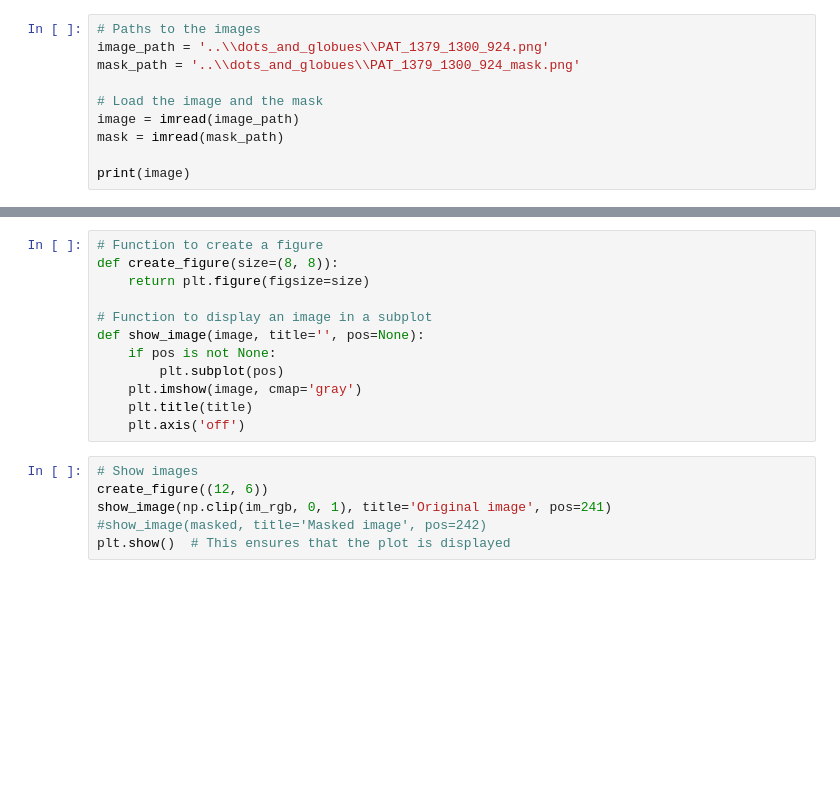
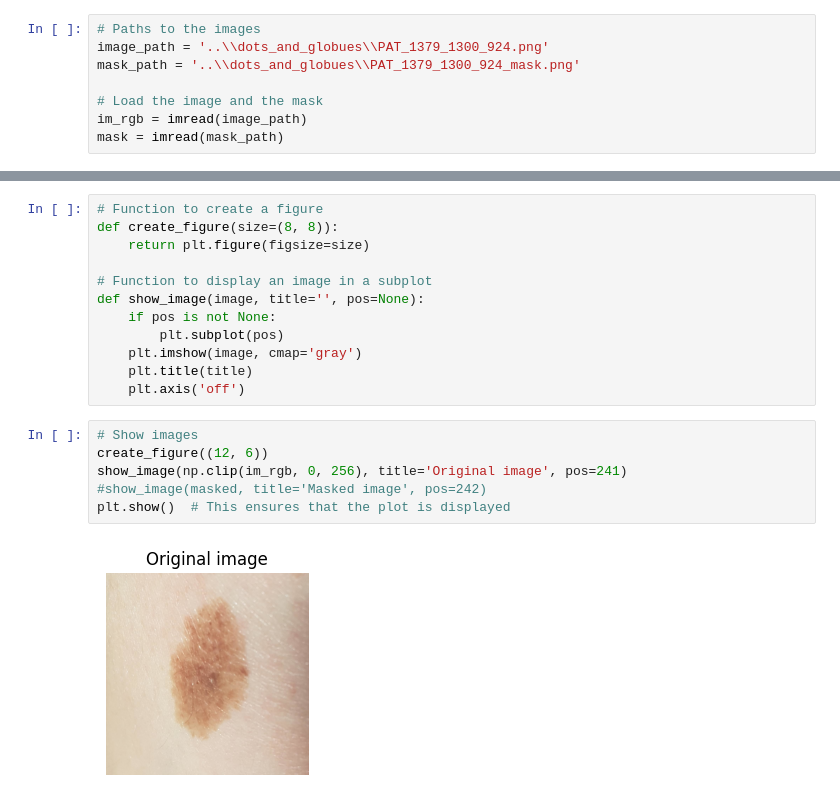
Before and after one commit to ThomasBroholtKnudsen/ProjectsinDataScience2024, a Jupyter notebook: classifiers/colour_count/colour_counts_notebook.ipynb, the cells around one changed output, grey strips where cells are left out. Saved outputs shown, nothing was run; the diff lists cells and outputs as text; blank space fills up the shorter version.

Commit message:
colour count code working
just wanna check against more images, and make sure we're getting appropriate numbers from a glance

```diff
--- a/classifiers/colour_count/colour_counts_notebook.ipynb
+++ b/classifiers/colour_count/colour_counts_notebook.ipynb
@@ -11,7 +11,5 @@ image_path = '..\\dots_and_globues\\PAT_1379_1300_924.png'
 mask_path = '..\\dots_and_globues\\PAT_1379_1300_924_mask.png'
 
 # Load the image and the mask
-image = imread(image_path)
+im_rgb = imread(image_path)
 mask = imread(mask_path)
-
-print(image)
@@ -44,6 +42,8 @@ def show_image(image, title='', pos=None):
 # %%
 # Show images
 create_figure((12, 6))
-show_image(np.clip(im_rgb, 0, 1), title='Original image', pos=241)
+show_image(np.clip(im_rgb, 0, 256), title='Original image', pos=241)
 #show_image(masked, title='Masked image', pos=242)
 plt.show()  # This ensures that the plot is displayed
+# %% [output]
+[figure, added]
```
Also changed, not shown: parts of 5 cells of this notebook, 1 other file.
